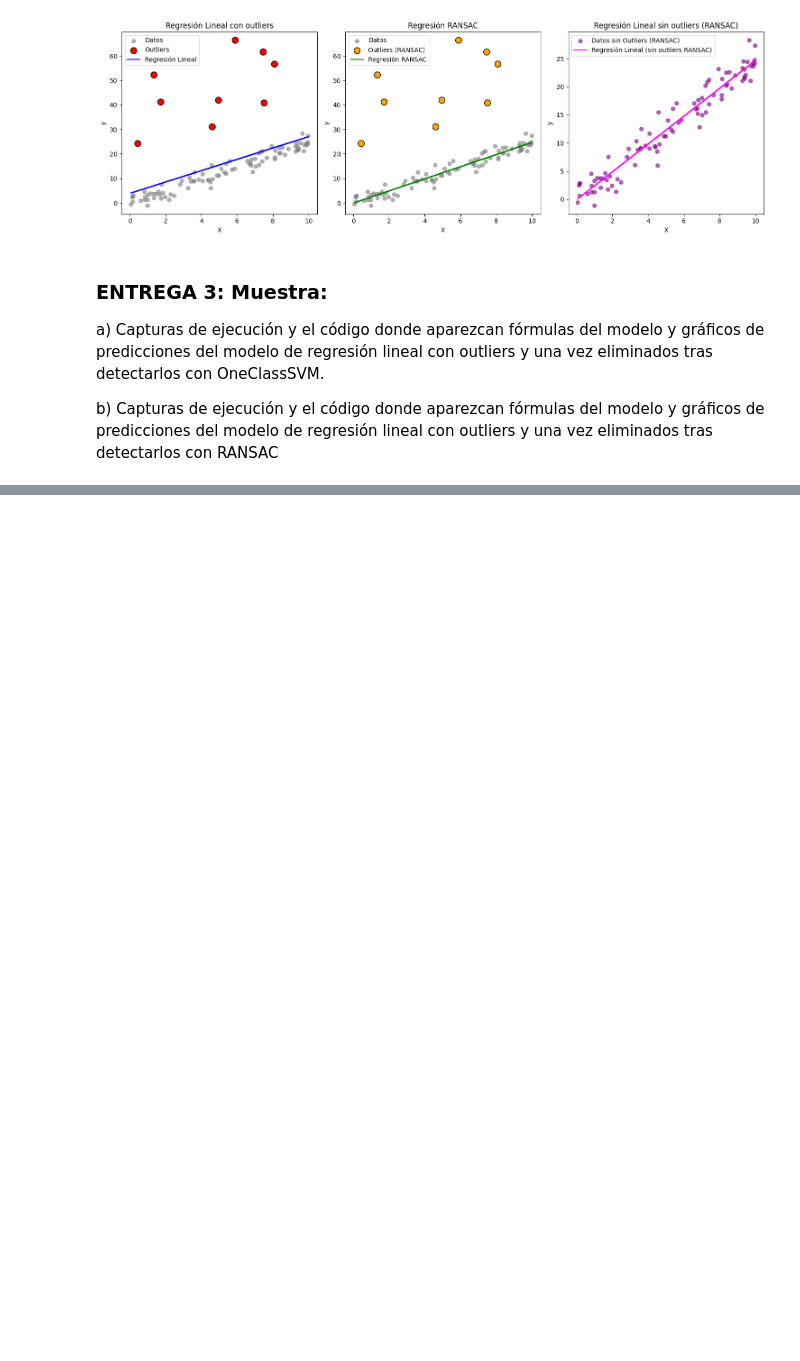
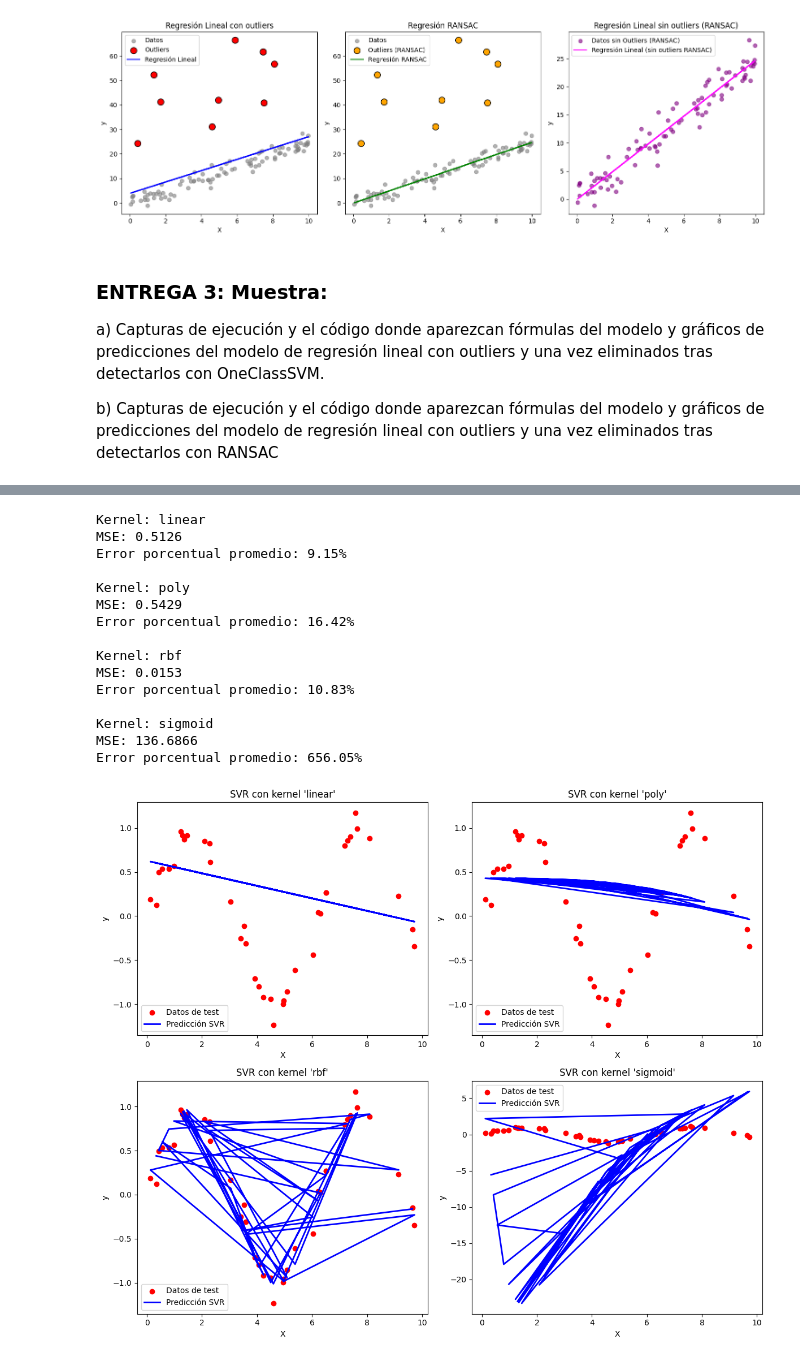
Before and after one commit to JuanMP/Sistemas-de-Aprendizaje, a Jupyter notebook: UD03/Regresión2/saa_u03_p01_a1_JMP.ipynb, the cells around one changed output, grey strips where cells are left out. Cells and saved outputs as stored; diff of their text form; code cells hidden in the pictures; blank space fills up the shorter version.

```diff
--- a/UD03/Regresión2/saa_u03_p01_a1_JMP.ipynb
+++ b/UD03/Regresión2/saa_u03_p01_a1_JMP.ipynb
@@ -515,0 +560,63 @@ predicciones del modelo de regresión lineal con outliers y una vez eliminados t
+# %%
+# Importar librerías necesarias
+from sklearn.svm import SVR
+from sklearn.metrics import mean_squared_error
+
+# Inicializamos un gráfico de 2x2 para mostrar los resultados con los diferentes kernels
+fig, axs = plt.subplots(2, 2, figsize=(12, 10))
+
+# Definir diferentes kernels para probar
+kernels = ['linear', 'poly', 'rbf', 'sigmoid']
+
+# Definir los hiperparámetros
+C = 1
+epsilon = 0.1
+
+for i, kernel in enumerate(kernels):
+    # Crear y ajustar el modelo SVR con cada kernel
+    svr = SVR(kernel=kernel, C=C, epsilon=epsilon)
+    svr.fit(X_train, y_train)
+
+    # Predecir con el modelo ajustado
+    y_pred = svr.predict(X_test)
+
+    # Calcular el MSE
+    mse = mean_squared_error(y_test, y_pred)
+
+    # Calcular la magnitud porcentual del error
+    error_percentage = (np.abs(y_test - y_pred) / y_test) * 100
+    mean_error_percentage = np.mean(error_percentage)  # Promedio del error porcentual
+
+    # Mostrar resultados
+    print(f"Kernel: {kernel}")
+    print(f"MSE: {mse:.4f}")
+    print(f"Error porcentual promedio: {mean_error_percentage:.2f}%\n")
+
+    # Graficar los resultados
+    ax = axs[i//2, i%2]  # Determinamos el subplot correspondiente
+    ax.scatter(X_test, y_test, color="red", label="Datos de test")
+    ax.plot(X_test, y_pred, color='blue', label="Predicción SVR", linewidth=2)
+    ax.set_title(f"SVR con kernel '{kernel}'")
+    ax.set_xlabel("X")
+    ax.set_ylabel("y")
+    ax.legend()
+
+plt.tight_layout()
+plt.show()
+# %% [output]
+Kernel: linear
+MSE: 0.5126
+Error porcentual promedio: 9.15%
+
+Kernel: poly
+MSE: 0.5429
+Error porcentual promedio: 16.42%
+
+Kernel: rbf
+MSE: 0.0153
+Error porcentual promedio: 10.83%
+
+Kernel: sigmoid
+MSE: 136.6866
+Error porcentual promedio: 656.05%
+[figure, added]
```
Also changed, not shown: parts of 4 cells of this notebook, 6 other files.
